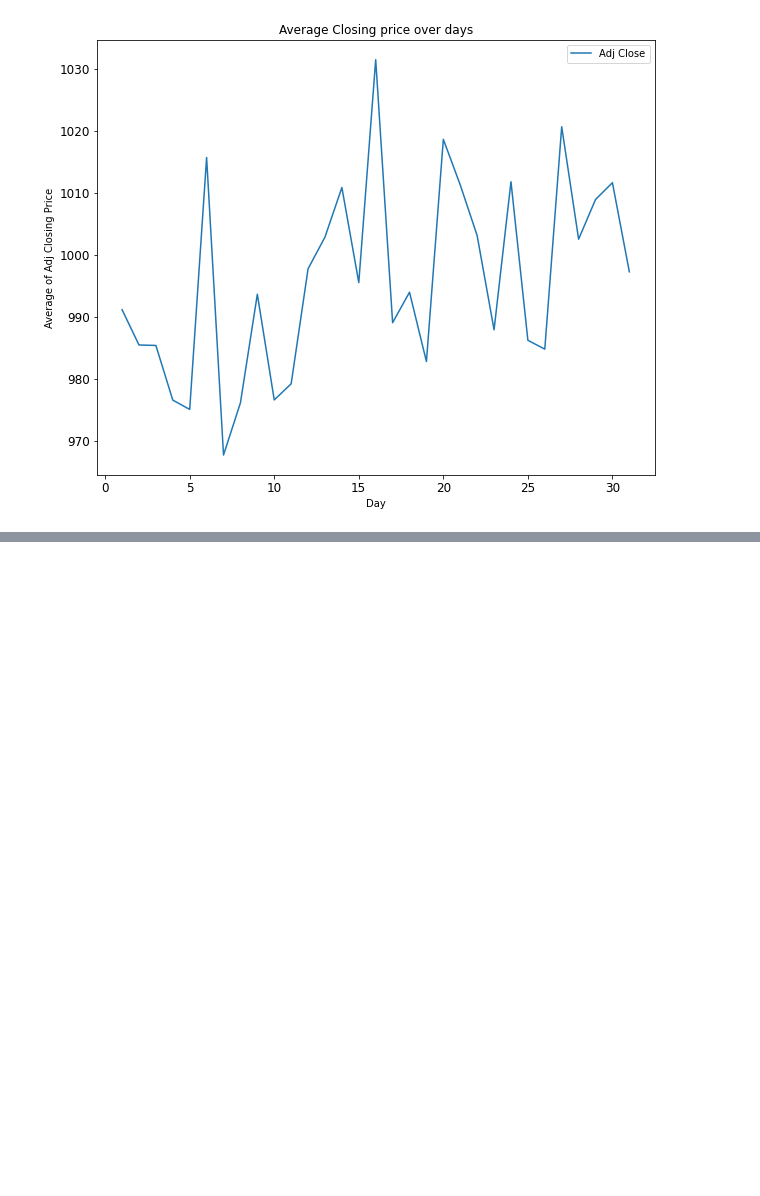
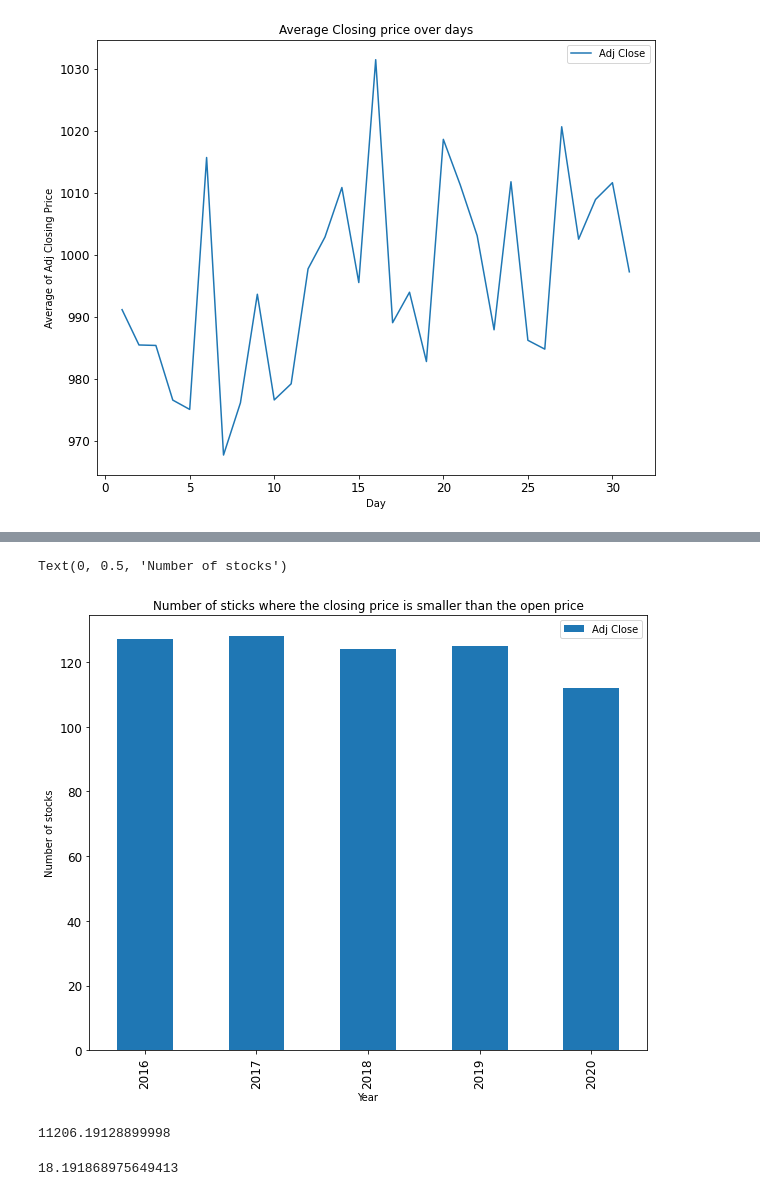
Before and after one commit to brockhuskisson/CIS310, a Jupyter notebook: wk16/Python Stock Market Project-Copy1.ipynb, the cells around one changed output, grey strips where cells are left out. Drawn from its saved outputs; the diff is of its cells as text; code cells hidden in the pictures; blank space fills up the shorter version.

Commit message:
12/10 updated stock market project

```diff
--- a/wk16/Python Stock Market Project-Copy1.ipynb
+++ b/wk16/Python Stock Market Project-Copy1.ipynb
@@ -513,0 +541,3 @@ Text(0, 0.5, 'Average of Adj Closing Price')
+# %%
+filter1=data['Year']>2015
+filter1
@@ -513,0 +557,3 @@ Text(0, 0.5, 'Average of Adj Closing Price')
+# %%
+filter2=data['Adj Close'] < data['Open']
+filter2
@@ -513,0 +573,3 @@ Text(0, 0.5, 'Average of Adj Closing Price')
+# %%
+result = data[filter1 & filter2]
+result
@@ -513,0 +590,16 @@ Text(0, 0.5, 'Average of Adj Closing Price')
+# %%
+result[['Year', 'Adj Close']].groupby('Year').count().plot.bar(figsize=(10,8), y='Adj Close',
+                                fontsize=12, legend=True,title = "Number of sticks where the closing price is smaller than the open price")
+
+plt.ylabel('Number of stocks')
+# %% [output]
+Text(0, 0.5, 'Number of stocks')
+[figure, added]
+# %%
+result['Open'].sum() - result['Adj Close'].sum()
+# %% [output]
+11206.19128899998
+# %%
+result['Open'].mean() - result['Adj Close'].mean()
+# %% [output]
+18.191868975649413
```
Also changed, not shown: parts of 33 cells of this notebook.
